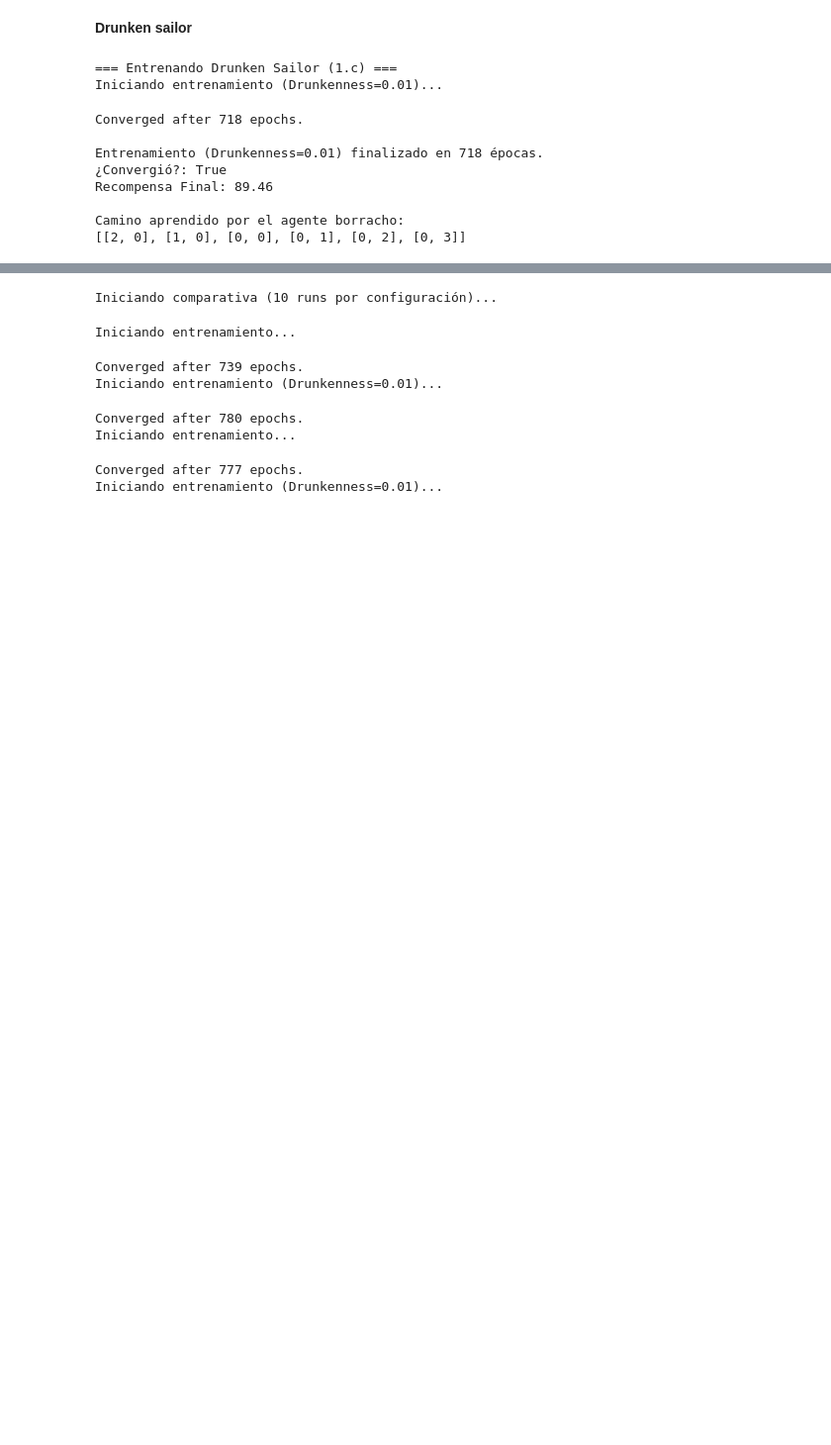
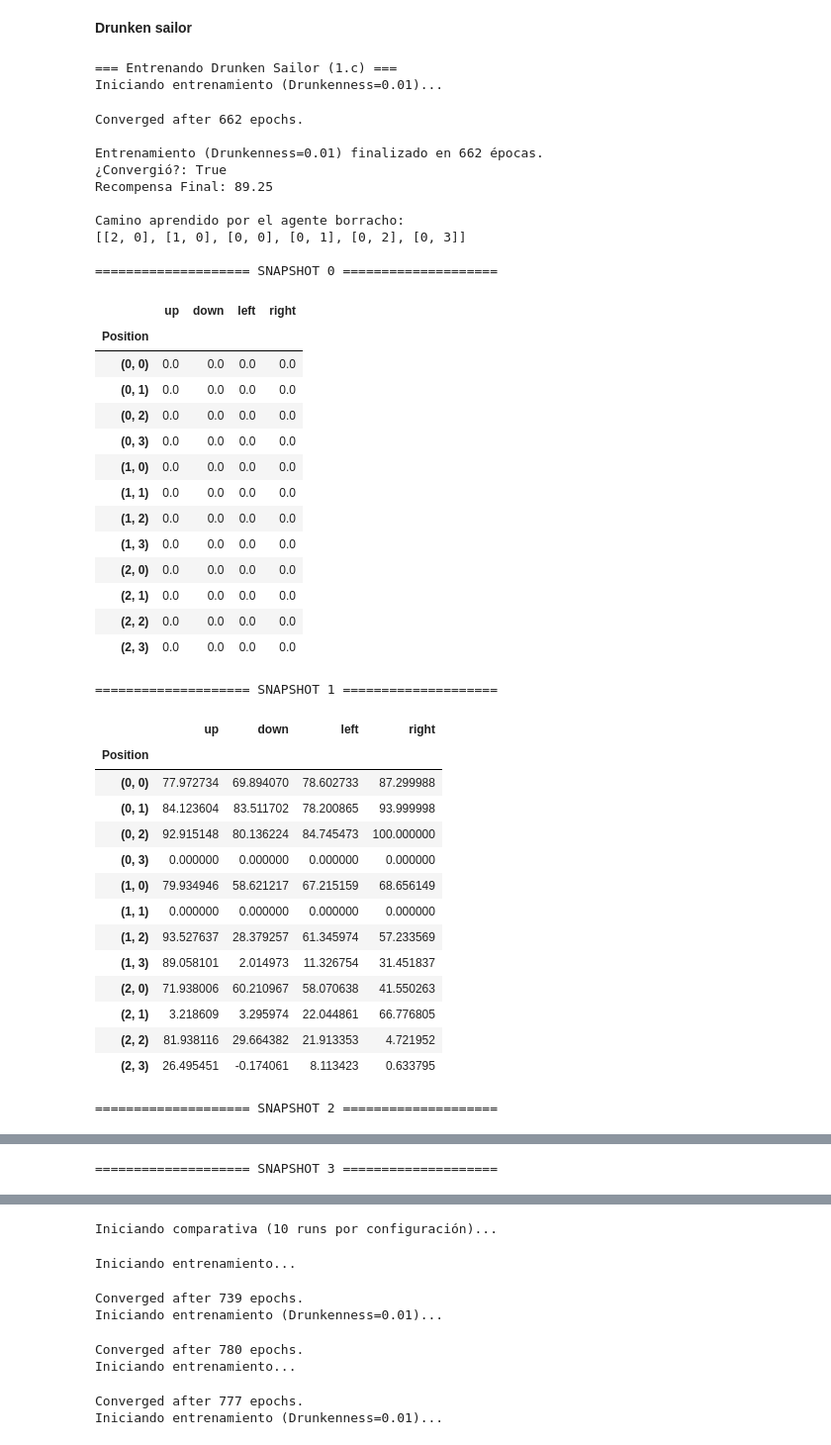
Before and after one commit to Joanfmir/IA, a Jupyter notebook: Practica 3/ejercicio1.ipynb, the cells around one changed output, grey strips where cells are left out. Shown at 99% size. Cells and saved outputs as stored; diff of their text form; code cells hidden in the pictures; blank space fills up the shorter version.

```diff
--- a/Practica 3/ejercicio1.ipynb
+++ b/Practica 3/ejercicio1.ipynb
@@ -349,33 +517,70 @@ drunkenness_level = 0.01 # 1% de probabilidad de resbalar/acción aleatoria (99%
 
 # 1. Configuración
 q_table_drunk = np.zeros((grid_rows, grid_cols, 4))
 
 # 2. Entrenamiento
 results_drunk = train(
     q_table_drunk,
     rewards_b,
     obstacles_b,
     conv_threshold=0.0001,
     patience=20,
     drunkenness=drunkenness_level
 )
 
 # 3. Resultados Individuales
 print(f"\nEntrenamiento (Drunkenness={drunkenness_level}) finalizado en {results_drunk['total_epochs']} épocas.")
 print(f"¿Convergió?: {results_drunk['is_converged']}")
 print(f"Recompensa Final: {results_drunk['avg_reward_final']:.2f}")
 
+# 4. Verificación del Camino
 print("\nCamino aprendido por el agente borracho:")
 path_drunk = get_shortest_path(2, 0, q_table_drunk, rewards_b, obstacles_b)
 print(path_drunk)
+
+# 5. Visualización de las Q-Tables
+snapshots_drunk = results_drunk['snapshots']
+display_q_table_snapshots(snapshots_drunk)
 # %% [output]
 === Entrenando Drunken Sailor (1.c) ===
 Iniciando entrenamiento (Drunkenness=0.01)...
-Converged after 718 epochs.
+Converged after 662 epochs.
 
-Entrenamiento (Drunkenness=0.01) finalizado en 718 épocas.
+Entrenamiento (Drunkenness=0.01) finalizado en 662 épocas.
 ¿Convergió?: True
-Recompensa Final: 89.46
+Recompensa Final: 89.25
 
 Camino aprendido por el agente borracho:
 [[2, 0], [1, 0], [0, 0], [0, 1], [0, 2], [0, 3]]
+
+==================== SNAPSHOT 0 ====================
+|  | up | down | left | right |
+| Position |  |  |  |  |
+| (0, 0) | 0.0 | 0.0 | 0.0 | 0.0 |
+| (0, 1) | 0.0 | 0.0 | 0.0 | 0.0 |
+| (0, 2) | 0.0 | 0.0 | 0.0 | 0.0 |
+| (0, 3) | 0.0 | 0.0 | 0.0 | 0.0 |
+| (1, 0) | 0.0 | 0.0 | 0.0 | 0.0 |
+| (1, 1) | 0.0 | 0.0 | 0.0 | 0.0 |
+| (1, 2) | 0.0 | 0.0 | 0.0 | 0.0 |
+| (1, 3) | 0.0 | 0.0 | 0.0 | 0.0 |
+| (2, 0) | 0.0 | 0.0 | 0.0 | 0.0 |
+| (2, 1) | 0.0 | 0.0 | 0.0 | 0.0 |
+| (2, 2) | 0.0 | 0.0 | 0.0 | 0.0 |
+| (2, 3) | 0.0 | 0.0 | 0.0 | 0.0 |
+==================== SNAPSHOT 1 ====================
+|  | up | down | left | right |
+| Position |  |  |  |  |
+| (0, 0) | 77.972734 | 69.894070 | 78.602733 | 87.299988 |
+| (0, 1) | 84.123604 | 83.511702 | 78.200865 | 93.999998 |
+| (0, 2) | 92.915148 | 80.136224 | 84.745473 | 100.000000 |
+| (0, 3) | 0.000000 | 0.000000 | 0.000000 | 0.000000 |
+| (1, 0) | 79.934946 | 58.621217 | 67.215159 | 68.656149 |
+| (1, 1) | 0.000000 | 0.000000 | 0.000000 | 0.000000 |
+| (1, 2) | 93.527637 | 28.379257 | 61.345974 | 57.233569 |
+| (1, 3) | 89.058101 | 2.014973 | 11.326754 | 31.451837 |
+| (2, 0) | 71.938006 | 60.210967 | 58.070638 | 41.550263 |
+| (2, 1) | 3.218609 | 3.295974 | 22.044861 | 66.776805 |
+| (2, 2) | 81.938116 | 29.664382 | 21.913353 | 4.721952 |
+| (2, 3) | 26.495451 | -0.174061 | 8.113423 | 0.633795 |
+==================== SNAPSHOT 2 ====================
@@ -381,0 +601 @@ Camino aprendido por el agente borracho:
+==================== SNAPSHOT 3 ====================
```
Also changed, not shown: parts of 7 cells of this notebook, 2 other files.
